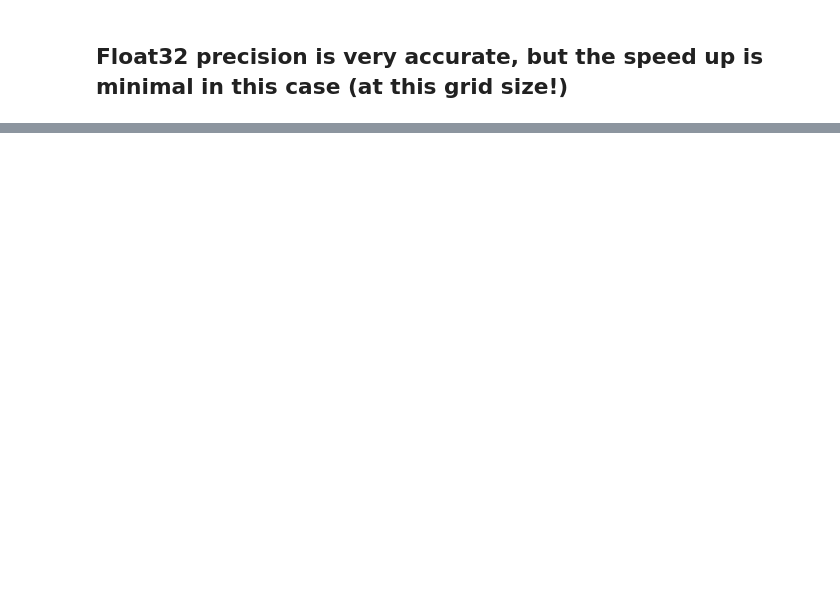
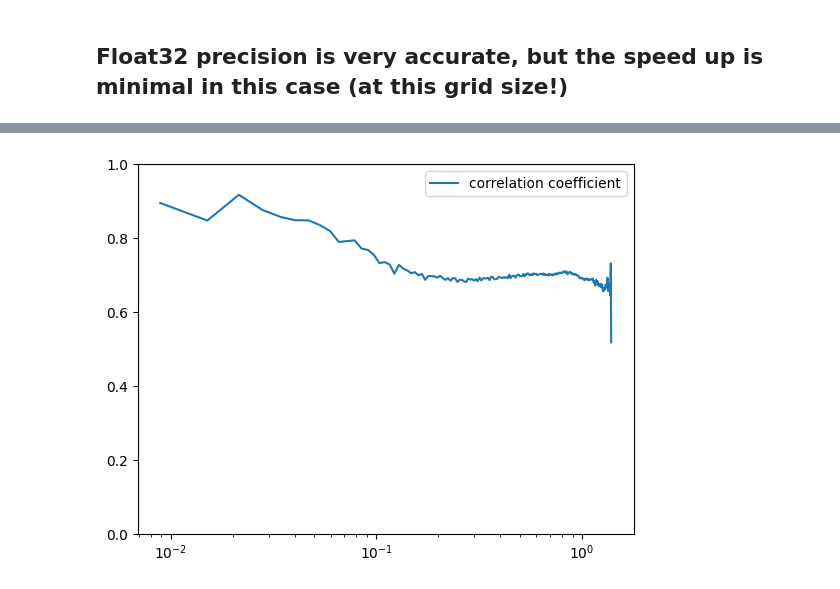
Before and after one commit to tsfloss/BFast, a Jupyter notebook: example_notebook.ipynb, the cells around one changed output, grey strips where cells are left out. Drawn from its saved outputs; the diff is of its cells as text; code cells hidden in the pictures; blank space fills up the shorter version.

```diff
--- a/example_notebook.ipynb
+++ b/example_notebook.ipynb
@@ -83,0 +193,7 @@ plt.show()
+# %%
+plt.semilogx(Px[:,0],Px[:,4],label="correlation coefficient")
+plt.ylim(0,1)
+plt.legend()
+plt.show()
+# %% [output]
+[figure, added]
```
Also changed, not shown: parts of 19 cells of this notebook, 7 other files.
